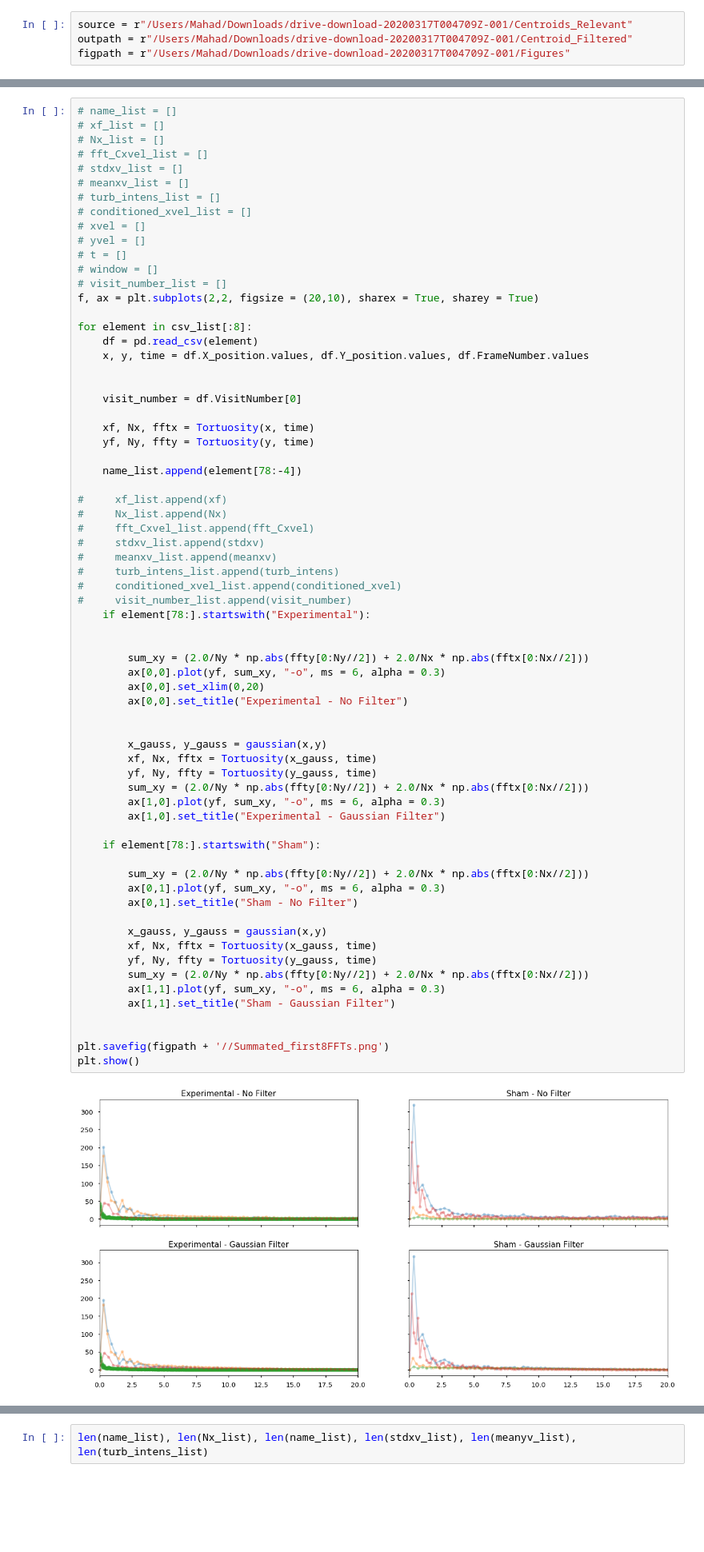
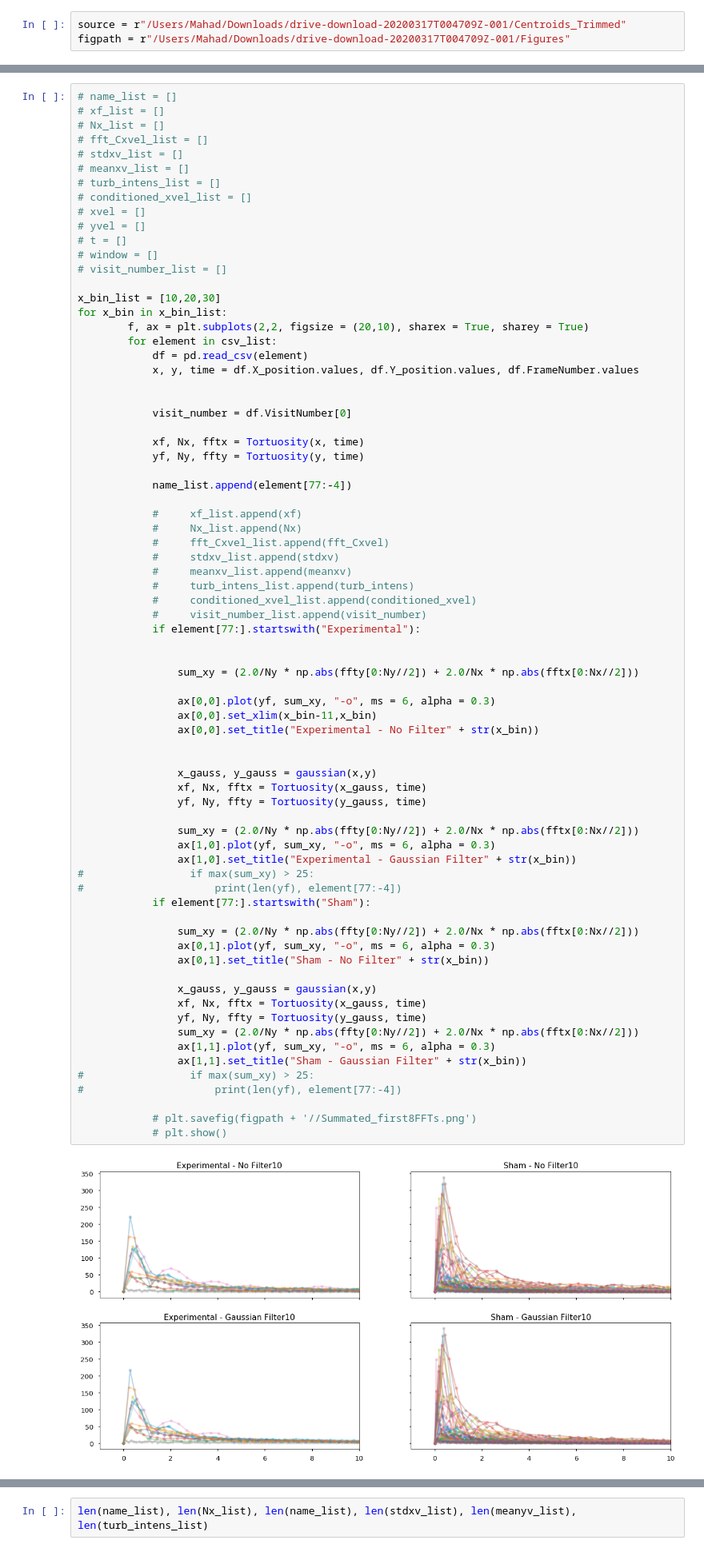
Before and after one commit to itsMahad/MothAbdominalRestriction, a Jupyter notebook: A_Step2_Tortuosity_Data_Loop.ipynb, the cells around one changed output, grey strips where cells are left out. Shown at 80% size. Cells and saved outputs as stored; diff of their text form; blank space fills up the shorter version.

Commit message:
Update 3/18-3: Automated X Axis Sizing
This update plots the summated FFTs of each condition in specified x-axis window sizes.

```diff
--- a/A_Step2_Tortuosity_Data_Loop.ipynb
+++ b/A_Step2_Tortuosity_Data_Loop.ipynb
@@ -9,8 +9,7 @@ from scipy.fftpack import fft
 import glob
 from scipy import signal
 # %%
-source = r"/Users/Mahad/Downloads/drive-download-20200317T004709Z-001/Centroids_Relevant"
-outpath = r"/Users/Mahad/Downloads/drive-download-20200317T004709Z-001/Centroid_Filtered"
+source = r"/Users/Mahad/Downloads/drive-download-20200317T004709Z-001/Centroids_Trimmed"
 figpath = r"/Users/Mahad/Downloads/drive-download-20200317T004709Z-001/Figures"
 # %%
 def gaussian(x,y):
@@ -47,70 +66,76 @@ print(len(csv_list))
 # %%
 # name_list = []
 # xf_list = []
 # Nx_list = []
 # fft_Cxvel_list = []
 # stdxv_list = []
 # meanxv_list = []
 # turb_intens_list = []
 # conditioned_xvel_list = []
 # xvel = []
 # yvel = []
 # t = []
 # window = []
 # visit_number_list = []
-f, ax = plt.subplots(2,2, figsize = (20,10), sharex = True, sharey = True)
 
-for element in csv_list[:8]:
-    df = pd.read_csv(element)
-    x, y, time = df.X_position.values, df.Y_position.values, df.FrameNumber.values
+x_bin_list = [10,20,30]
+for x_bin in x_bin_list:
+        f, ax = plt.subplots(2,2, figsize = (20,10), sharex = True, sharey = True)
+        for element in csv_list:
+            df = pd.read_csv(element)
+            x, y, time = df.X_position.values, df.Y_position.values, df.FrameNumber.values
 
 
-    visit_number = df.VisitNumber[0]
+            visit_number = df.VisitNumber[0]
 
-    xf, Nx, fftx = Tortuosity(x, time)
-    yf, Ny, ffty = Tortuosity(y, time)
+            xf, Nx, fftx = Tortuosity(x, time)
+            yf, Ny, ffty = Tortuosity(y, time)
 
-    name_list.append(element[78:-4])
+            name_list.append(element[77:-4])
 
-#     xf_list.append(xf)
-#     Nx_list.append(Nx)
-#     fft_Cxvel_list.append(fft_Cxvel)
-#     stdxv_list.append(stdxv)
-#     meanxv_list.append(meanxv)
-#     turb_intens_list.append(turb_intens)
-#     conditioned_xvel_list.append(conditioned_xvel)
-#     visit_number_list.append(visit_number)
-    if element[78:].startswith("Experimental"):
+            #     xf_list.append(xf)
+            #     Nx_list.append(Nx)
+            #     fft_Cxvel_list.append(fft_Cxvel)
+            #     stdxv_list.append(stdxv)
+            #     meanxv_list.append(meanxv)
+            #     turb_intens_list.append(turb_intens)
+            #     conditioned_xvel_list.append(conditioned_xvel)
+            #     visit_number_list.append(visit_number)
+            if element[77:].startswith("Experimental"):
 
 
-        sum_xy = (2.0/Ny * np.abs(ffty[0:Ny//2]) + 2.0/Nx * np.abs(fftx[0:Nx//2]))
-        ax[0,0].plot(yf, sum_xy, "-o", ms = 6, alpha = 0.3)
-        ax[0,0].set_xlim(0,20)
-        ax[0,0].set_title("Experimental - No Filter")
+                sum_xy = (2.0/Ny * np.abs(ffty[0:Ny//2]) + 2.0/Nx * np.abs(fftx[0:Nx//2]))
+
+                ax[0,0].plot(yf, sum_xy, "-o", ms = 6, alpha = 0.3)
+                ax[0,0].set_xlim(x_bin-11,x_bin)
+                ax[0,0].set_title("Experimental - No Filter" + str(x_bin))
 
 
-        x_gauss, y_gauss = gaussian(x,y)
-        xf, Nx, fftx = Tortuosity(x_gauss, time)
-        yf, Ny, ffty = Tortuosity(y_gauss, time)
-        sum_xy = (2.0/Ny * np.abs(ffty[0:Ny//2]) + 2.0/Nx * np.abs(fftx[0:Nx//2]))
-        ax[1,0].plot(yf, sum_xy, "-o", ms = 6, alpha = 0.3)
-        ax[1,0].set_title("Experimental - Gaussian Filter")
+                x_gauss, y_gauss = gaussian(x,y)
+                xf, Nx, fftx = Tortuosity(x_gauss, time)
+                yf, Ny, ffty = Tortuosity(y_gauss, time)
 
-    if element[78:].startswith("Sham"):
+                sum_xy = (2.0/Ny * np.abs(ffty[0:Ny//2]) + 2.0/Nx * np.abs(fftx[0:Nx//2]))
+                ax[1,0].plot(yf, sum_xy, "-o", ms = 6, alpha = 0.3)
+                ax[1,0].set_title("Experimental - Gaussian Filter" + str(x_bin))
+#                 if max(sum_xy) > 25:
+#                     print(len(yf), element[77:-4])
+            if element[77:].startswith("Sham"):
 
-        sum_xy = (2.0/Ny * np.abs(ffty[0:Ny//2]) + 2.0/Nx * np.abs(fftx[0:Nx//2]))
-        ax[0,1].plot(yf, sum_xy, "-o", ms = 6, alpha = 0.3)
-        ax[0,1].set_title("Sham - No Filter")
+                sum_xy = (2.0/Ny * np.abs(ffty[0:Ny//2]) + 2.0/Nx * np.abs(fftx[0:Nx//2]))
+                ax[0,1].plot(yf, sum_xy, "-o", ms = 6, alpha = 0.3)
+                ax[0,1].set_title("Sham - No Filter" + str(x_bin))
 
-        x_gauss, y_gauss = gaussian(x,y)
-        xf, Nx, fftx = Tortuosity(x_gauss, time)
-        yf, Ny, ffty = Tortuosity(y_gauss, time)
-        sum_xy = (2.0/Ny * np.abs(ffty[0:Ny//2]) + 2.0/Nx * np.abs(fftx[0:Nx//2]))
-        ax[1,1].plot(yf, sum_xy, "-o", ms = 6, alpha = 0.3)
-        ax[1,1].set_title("Sham - Gaussian Filter")
+                x_gauss, y_gauss = gaussian(x,y)
+                xf, Nx, fftx = Tortuosity(x_gauss, time)
+                yf, Ny, ffty = Tortuosity(y_gauss, time)
+                sum_xy = (2.0/Ny * np.abs(ffty[0:Ny//2]) + 2.0/Nx * np.abs(fftx[0:Nx//2]))
+                ax[1,1].plot(yf, sum_xy, "-o", ms = 6, alpha = 0.3)
+                ax[1,1].set_title("Sham - Gaussian Filter" + str(x_bin))
+#                 if max(sum_xy) > 25:
+#                     print(len(yf), element[77:-4])
 
-
-plt.savefig(figpath + '//Summated_first8FFTs.png')
-plt.show()
+            # plt.savefig(figpath + '//Summated_first8FFTs.png')
+            # plt.show()
 # %% [output]
-[figure, old version]
+[figure, new version]
```
Also changed, not shown: parts of 3 cells of this notebook.
